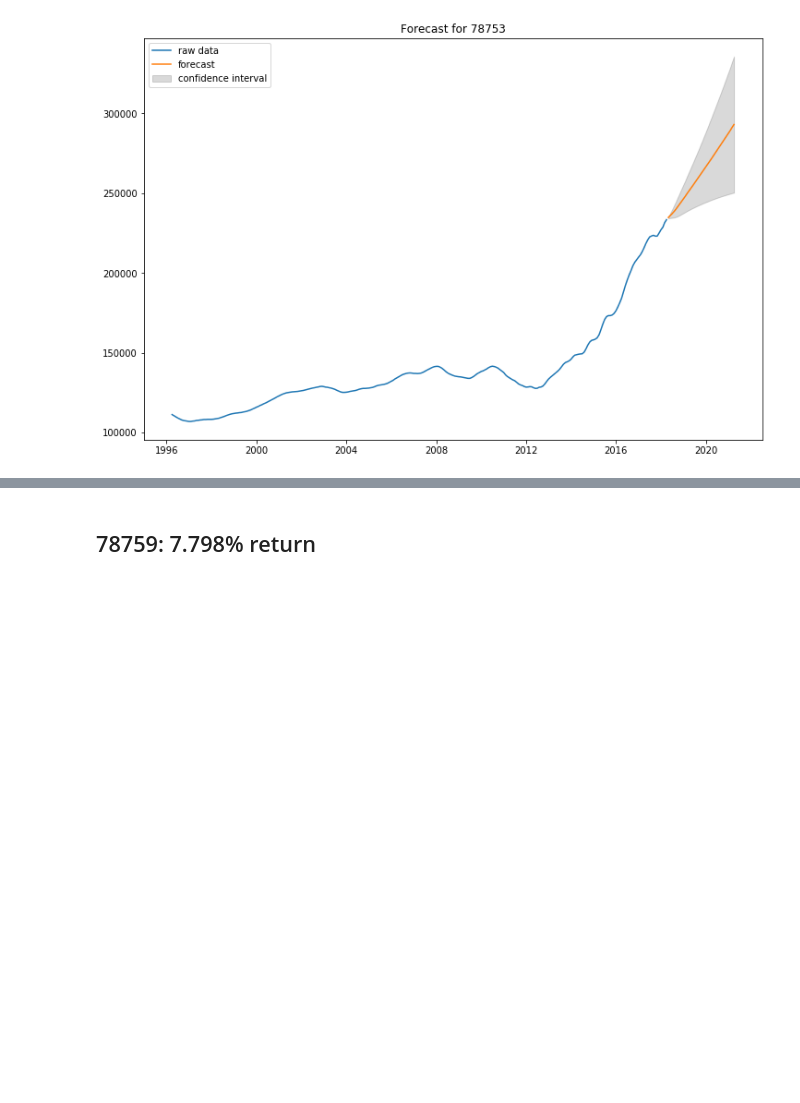
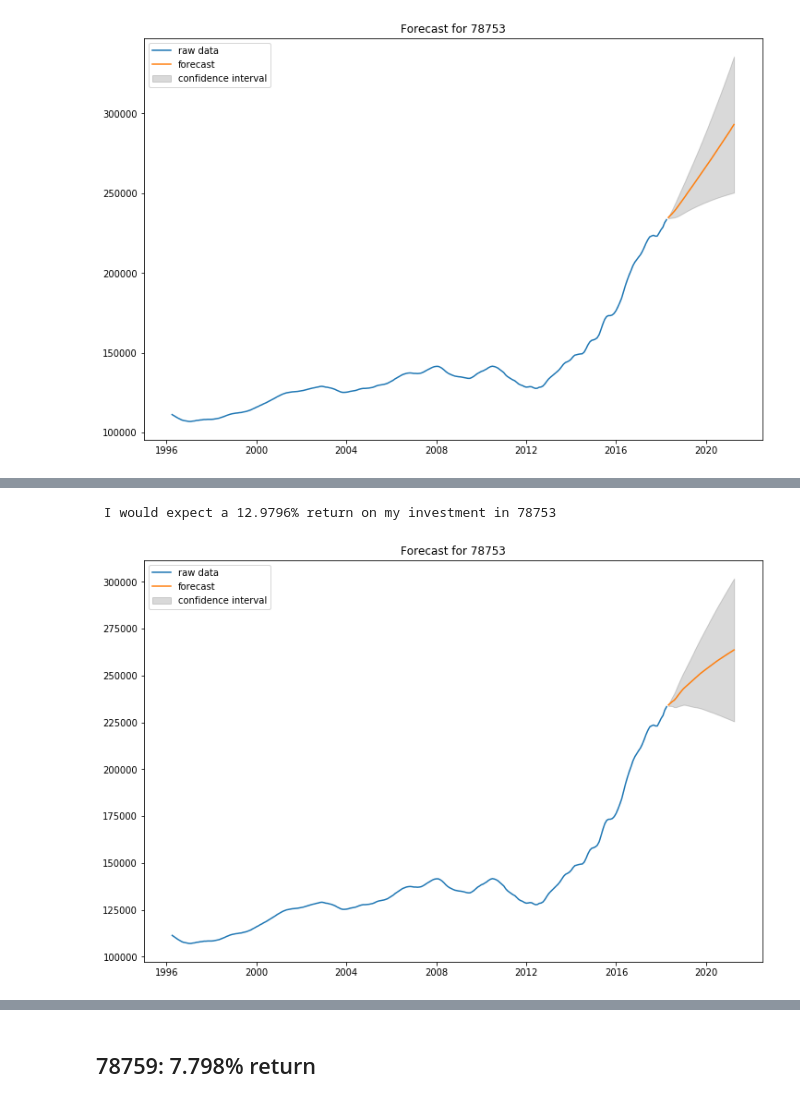
Before and after one commit to david-cuervo/Best_Zipcodes_to_Invest_in_AustinTX_Project, a Jupyter notebook: time-series/Module 4 Project_Time Series.ipynb, the cells around one changed output, grey strips where cells are left out. Cells and saved outputs as stored; diff of their text form; code cells hidden in the pictures; blank space fills up the shorter version.

```diff
--- a/time-series/Module 4 Project_Time Series.ipynb
+++ b/time-series/Module 4 Project_Time Series.ipynb
@@ -420,0 +519,6 @@ interpret_model(78753, 2, 2, 1)
+# %%
+#Trying second best order
+interpret_model(78753, 6, 1, 1)
+# %% [output]
+ I would expect a 12.9796% return on my investment in 78753
+[figure, added]
```
Also changed, not shown: parts of 30 cells of this notebook, 8 other files.
